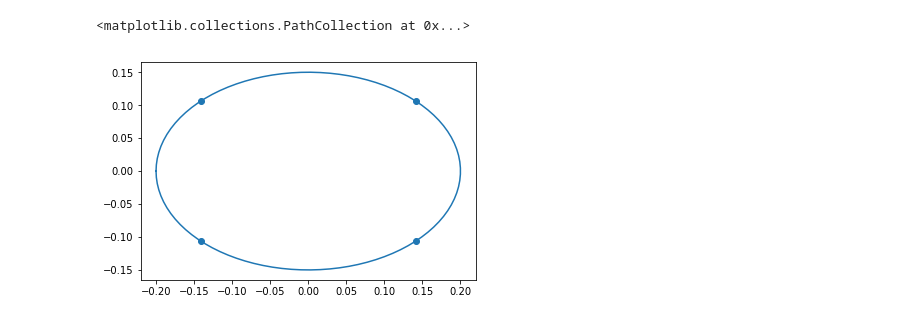
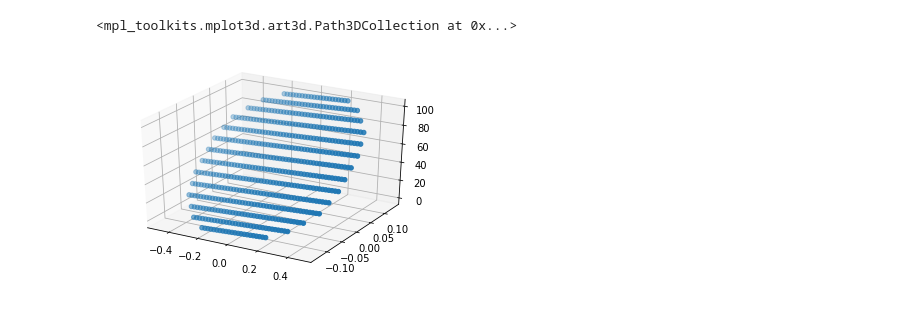
Before and after one commit to ARUN-PRAKASH-95/PPP-Programs, a Jupyter notebook: Jupyter/Ellipse grid.ipynb, the cells around one changed output. Saved outputs shown, nothing was run; the diff lists cells and outputs as text; code cells hidden in the pictures.

```diff
--- a/Jupyter/Ellipse grid.ipynb
+++ b/Jupyter/Ellipse grid.ipynb
@@ -1,51 +1,61 @@
 # %%
 import numpy as np
 import matplotlib.pyplot as plt
+from mpl_toolkits.mplot3d import Axes3D
 
 t = np.linspace(-np.pi,np.pi,100)   #parameter for ellipse
-sma = 0.2     #Semi major axis
+sma = 0.5     #Semi major axis
 smi = 0.15    #Semi minor axis
 
 
 x = sma*np.cos(t)
 y = smi*np.sin(t)
 
 
-
-a = np.linspace(-0.2,0.2,25)
-b = np.linspace(-0.15,0.15,25)
+inter=50
+a = np.linspace(-sma,sma,inter)
+b = np.linspace(-sma,sma,inter)
 
 aa,bb = np.meshgrid(a,b)
-ell = (aa**2/0.2**2) + (bb**2/0.15**2)
+ell = (aa**2/sma**2) + (bb**2/smi**2)
 
 
 
 
 rows,col = ell.shape
 ell_x = np.array([])
 ell_y = np.array([])
+
 
 
 for i in range(rows):
     for j in range(col):
         if(ell[i,j]<=1):
             ell_x = np.append(ell_x,aa[i,j])
             ell_y = np.append(ell_y,bb[i,j])
 
 
 
+size = ell_x.size
+sample = np.linspace(0,100,size)
 # Maximum Possible rectangle that fits inside an ellipse
-l = 2*sma/(2**(1/2))
-b = 2*smi/(2**(1/2))
+# l = 2*sma/(2**(1/2))
+# b = 2*smi/(2**(1/2))
 
-rec_x = [-l/2,l/2,l/2,-l/2]
-rec_y = [-b/2,-b/2,b/2,b/2]
+# l = ((sma**2 + smi**2)**(1/2))/sma*smi
+# b = ((sma**2 + smi**2)**(1/2))/sma*smi
+
+# rec_x = [-l/2,l/2,l/2,-l/2]
+# rec_y = [-b/2,-b/2,b/2,b/2]
+
 
 
 fig,ax = plt.subplots()
-ax.plot(x,y)
+ax = plt.axes(projection='3d')
+ax.scatter(ell_x,ell_y,sample)
+# ax.plot(x,y)
 # ax.scatter(ell_x,ell_y)
-ax.scatter(rec_x,rec_y)
+# ax.scatter(rec_x,rec_y)
 # %% [output]
-<matplotlib.collections.PathCollection at 0x...>
+<mpl_toolkits.mplot3d.art3d.Path3DCollection at 0x...>
-[figure, old version]
+[figure, new version]
```
Also changed, not shown: 3 other files.
